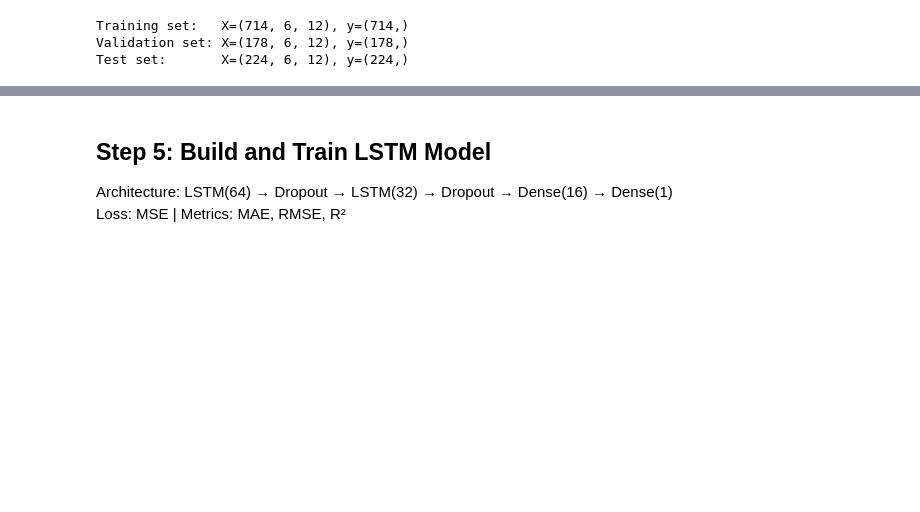
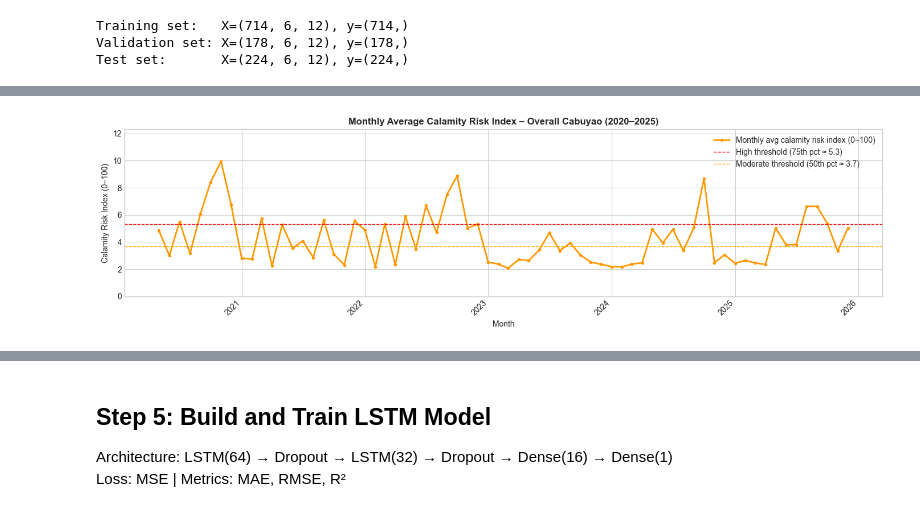
Before and after one commit to mvillamante/Geospatial_Web_App, a Jupyter notebook: backend/api/data/training/calamity_risk.ipynb, the cells around one changed output, grey strips where cells are left out. Cells and saved outputs as stored; diff of their text form; code cells hidden in the pictures; blank space fills up the shorter version.

```diff
--- a/backend/api/data/training/calamity_risk.ipynb
+++ b/backend/api/data/training/calamity_risk.ipynb
@@ -861,0 +1085,74 @@ Test set:       X=(224, 6, 12), y=(224,)
+# %%
+import matplotlib.pyplot as plt
+
+# Line Chart: Monthly Average Calamity Risk Index (2020–2025)
+# Uses `merged_df` with one row per (date, barangay) and
+# column `calamity_risk_likelihood` (0–1 scale).
+# We aggregate over all barangays per month to get the
+# overall Cabuyao monthly average.
+
+plt.style.use("seaborn-v0_8-whitegrid")
+
+# Ensure we have a 0–100 index column available
+merged_df["calamity_risk_index_100"] = merged_df["calamity_risk_likelihood"] * 100
+
+# Compute monthly average over all barangays
+monthly_avg = (
+    merged_df
+    .groupby("date", as_index=False)["calamity_risk_index_100"]
+    .mean()
+)
+
+fig, ax = plt.subplots(figsize=(14, 4))
+
+ax.plot(
+    monthly_avg["date"],
+    monthly_avg["calamity_risk_index_100"],
+    color="#ff9800",
+    linewidth=2,
+    marker="o",
+    markersize=3,
+    label="Monthly avg calamity risk index (0–100)"
+)
+
+# Optional horizontal reference lines based on distribution
+high_threshold = monthly_avg["calamity_risk_index_100"].quantile(0.75)
+moderate_threshold = monthly_avg["calamity_risk_index_100"].quantile(0.50)
+
+ax.axhline(
+    high_threshold,
+    color="red",
+    linestyle="--",
+    linewidth=1.0,
+    label=f"High threshold (75th pct ≈ {high_threshold:.1f})",
+)
+ax.axhline(
+    moderate_threshold,
+    color="orange",
+    linestyle="--",
+    linewidth=1.0,
+    label=f"Moderate threshold (50th pct ≈ {moderate_threshold:.1f})",
+)
+
+ax.set_title(
+    "Monthly Average Calamity Risk Index – Overall Cabuyao (2020–2025)",
+    fontsize=12,
+    fontweight="bold",
+)
+ax.set_ylabel("Calamity Risk Index (0–100)")
+ax.set_xlabel("Month")
+
+# Nicely spaced x-axis labels
+plt.xticks(rotation=45, ha="right")
+
+# Set y-limits tightly around the data so the line shape is clearer
+min_val = monthly_avg["calamity_risk_index_100"].min()
+max_val = monthly_avg["calamity_risk_index_100"].max()
+margin = max(0.5, (max_val - min_val) * 0.3)
+ax.set_ylim(max(0, min_val - margin), max_val + margin)
+
+ax.legend(loc="upper right")
+plt.tight_layout()
+plt.show()
+# %% [output]
+[figure, added]
```
Also changed, not shown: parts of 12 cells of this notebook, 1 other file.
